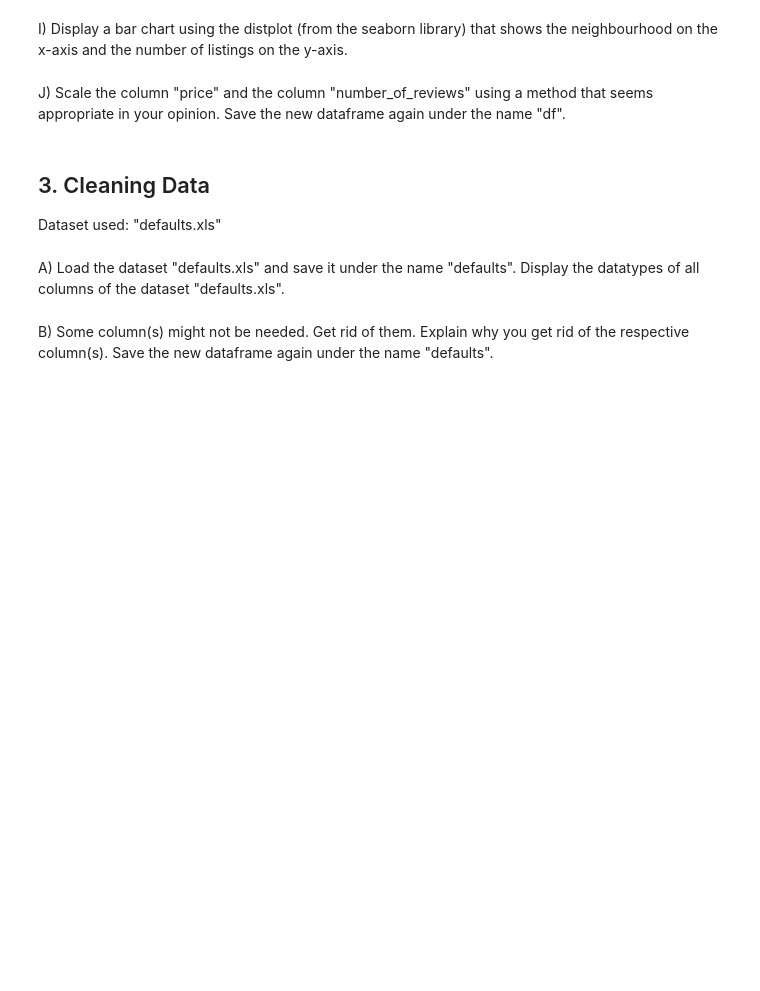
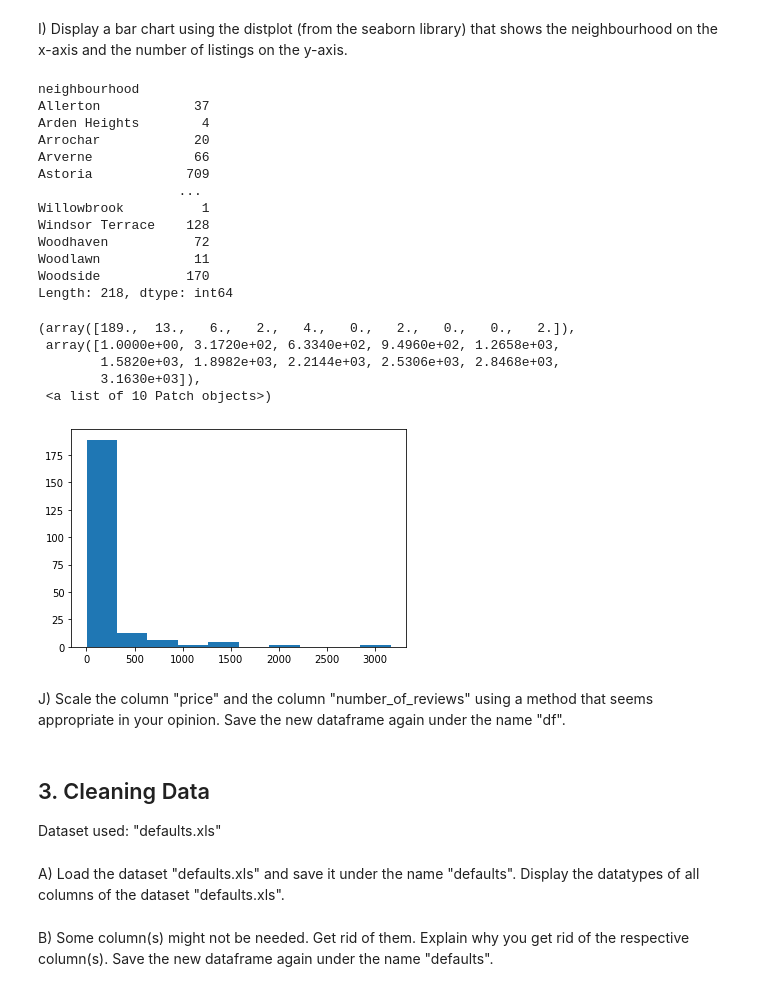
Before and after one commit to kesin-wang/xin6230, a Jupyter notebook: TechLabs Data Science Exam.ipynb, the cells around one changed output. Drawn from its saved outputs; the diff is of its cells as text; code cells hidden in the pictures; blank space fills up the shorter version.

```diff
--- a/TechLabs Data Science Exam.ipynb
+++ b/TechLabs Data Science Exam.ipynb
@@ -222,5 +265,29 @@ Save the new dataframe again under the name "df".
 # %% [markdown]
 I) Display a bar chart using the distplot (from the seaborn library) that shows the neighbourhood on the x-axis and the number of listings on the y-axis.
+# %%
+group_list = df.groupby("neighbourhood").size()
+print(group_list)
+plt.hist(group_list)
+# %% [output]
+neighbourhood
+Allerton            37
+Arden Heights        4
+Arrochar            20
+Arverne             66
+Astoria            709
+                  ...
+Willowbrook          1
+Windsor Terrace    128
+Woodhaven           72
+Woodlawn            11
+Woodside           170
+Length: 218, dtype: int64
+(array([189.,  13.,   6.,   2.,   4.,   0.,   2.,   0.,   0.,   2.]),
+ array([1.0000e+00, 3.1720e+02, 6.3340e+02, 9.4960e+02, 1.2658e+03,
+        1.5820e+03, 1.8982e+03, 2.2144e+03, 2.5306e+03, 2.8468e+03,
+        3.1630e+03]),
+ <a list of 10 Patch objects>)
+[figure, added]
 # %% [markdown]
 J) Scale the column "price" and the column "number_of_reviews" using a method that seems appropriate in your opinion. </p>
 Save the new dataframe again under the name "df".
```
Also changed, not shown: parts of 5 cells of this notebook.
